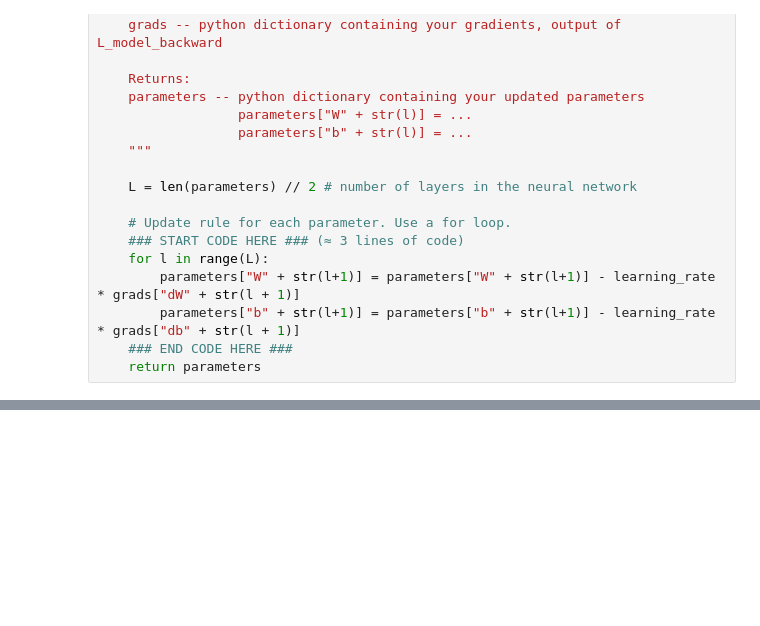
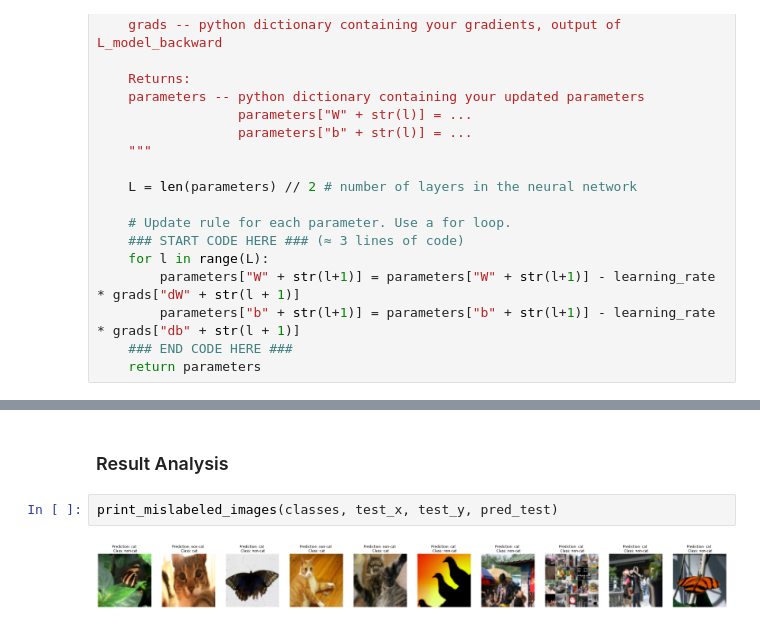
Before and after one commit to wangchunyong/deepLearningFromScratch, a Jupyter notebook: 1 Deep Learning from Scratch.ipynb, the cells around one changed output, grey strips where cells are left out. Cells and saved outputs as stored; diff of their text form; blank space fills up the shorter version.

```diff
--- a/1 Deep Learning from Scratch.ipynb
+++ b/1 Deep Learning from Scratch.ipynb
@@ -347,0 +481,6 @@ def update_parameters(parameters, grads, learning_rate):
+# %% [markdown]
+### Result Analysis
+# %%
+print_mislabeled_images(classes, test_x, test_y, pred_test)
+# %% [output]
+[figure, added]
```
Also changed, not shown: parts of 20 cells of this notebook, 5 other files.
